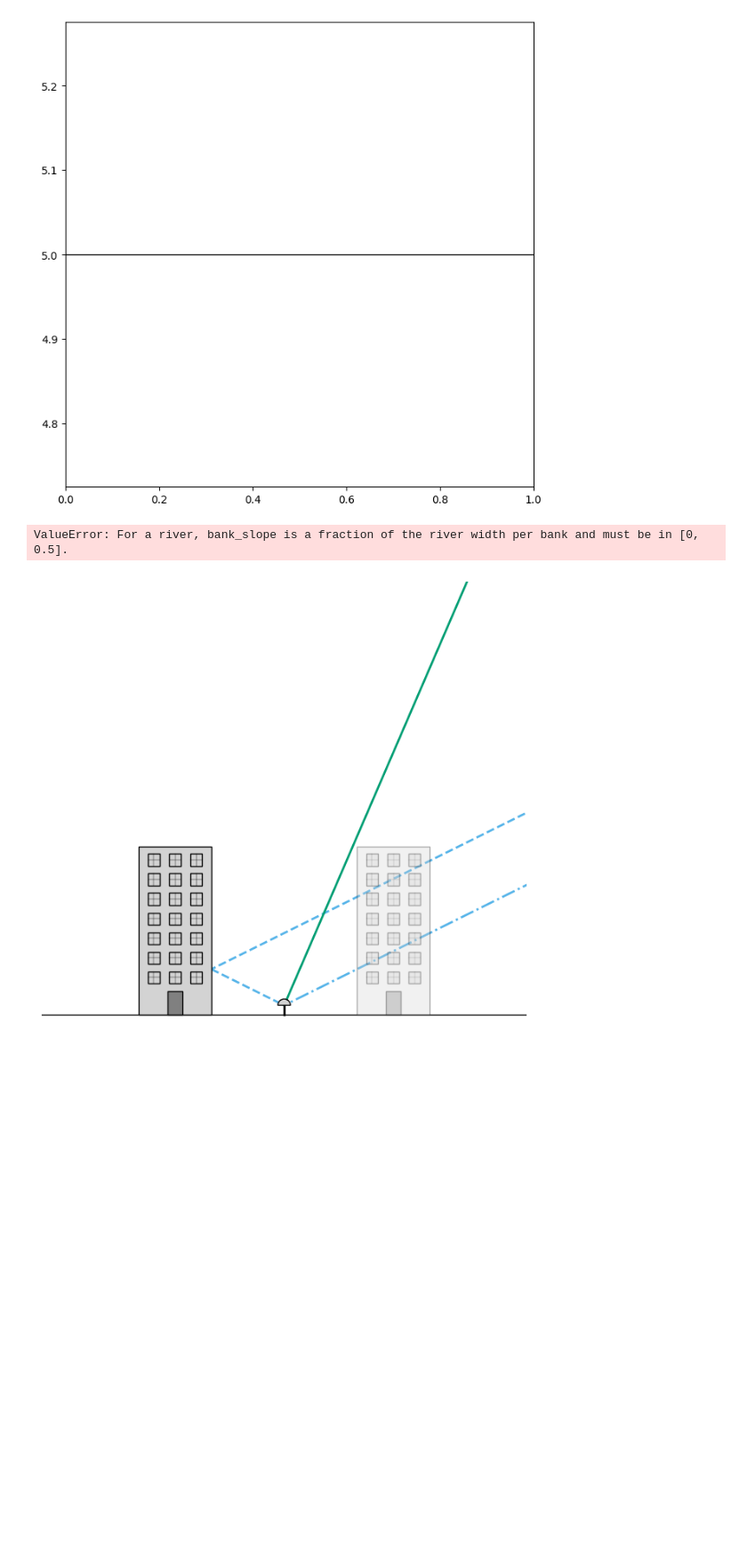
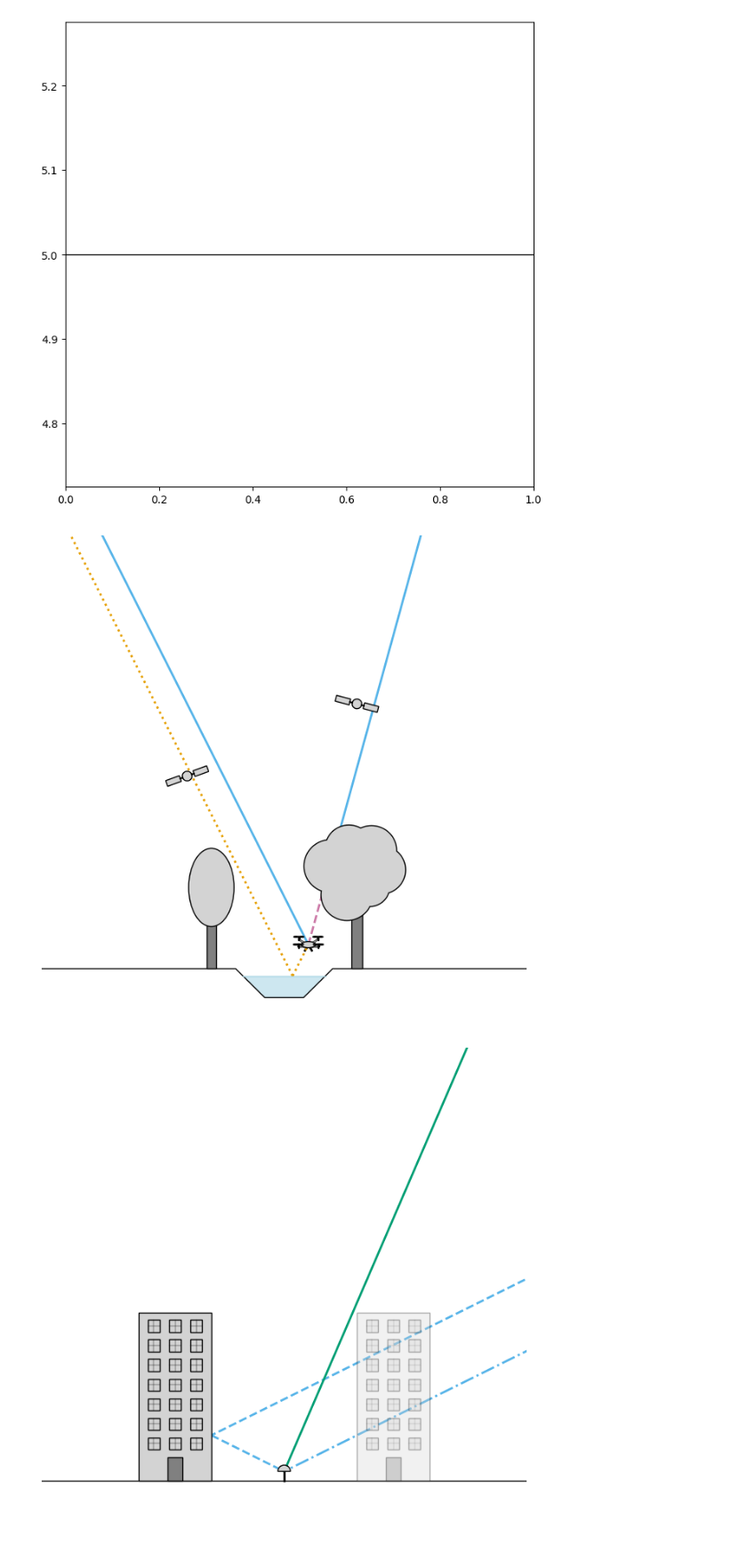
Before and after one commit to R0hero/gsi, a Jupyter notebook: example_scripts.ipynb, the cells around one changed output. Shown at 89% size. Drawn from its saved outputs; the diff is of its cells as text; code cells hidden in the pictures; blank space fills up the shorter version.

Commit message:
feat: add illustration with river

```diff
--- a/example_scripts.ipynb
+++ b/example_scripts.ipynb
@@ -67,26 +67,39 @@ plt.tick_params(left = False, right = False, labelleft = False, labelbottom = Fa
 TypeError: unsupported operand type(s) for +: 'NoneType' and 'int'
 [figure]
 # %%
-satellite = Satellite(position=(15, 55))
+right_satellite = Satellite(position=(15, 55), rotation=-15)
+left_satellite = Satellite(position=(-20, 40), rotation=20)
+far_right_satellite = Satellite(position=(15e10, 55e10))
+far_left_satellite = Satellite(position=(-20e10, 40e10))
 ground = Ground(groundtype='River',river_x=(-10,10), bank_slope=0.3)
+drone = Drone(position=(5, 5))
+
+left_tree = Tree(position=(-15, 0), height=25, treetype='Poplar')
+right_tree = Tree(position=(15, 0), height=30, treetype='Deciduous')
 
 fixed_x_limits = (-50, 50)
 
 fig, ax = plt.subplots(figsize=(8,8))
 
-ground.plot(ax)
-satellite.plot(ax)
+ground.plot(ax, x_limits=fixed_x_limits)
+right_satellite.plot(ax)
+left_satellite.plot(ax)
+drone.plot(ax, scale=1.5)
 
-satellite.draw_footprint(ax, ground, x_limits=fixed_x_limits)
+left_tree.plot(ax)
+right_tree.plot(ax)
 
+far_right_satellite.draw_signal(ax, drone, left_tree, right_tree, color='#56B4E9', attenuated_color='#CC79A7', attenuated_linestyle='--', linewidth=2)
+far_left_satellite.draw_signal(ax, drone, left_tree, right_tree, color='#56B4E9', attenuated_color='#CC79A7', attenuated_linestyle='--', linewidth=2)
+far_left_satellite.draw_signal(ax, ground, drone, color='#E69F00', linestyle=':', linewidth=2)
 # static settings
 ax.set_xlim(fixed_x_limits)
 ax.set_ylim([-10, fixed_x_limits[1]-fixed_x_limits[0]-10])
 
 ax.axis('off')
 plt.tick_params(left = False, right = False, labelleft = False, labelbottom = False, bottom = False)
 # %% [output]
-ValueError: For a river, bank_slope is a fraction of the river width per bank and must be in [0, 0.5].
+[figure, added]
 # %%
 ground = Ground()
 
```
Also changed, not shown: parts of 4 cells of this notebook.
